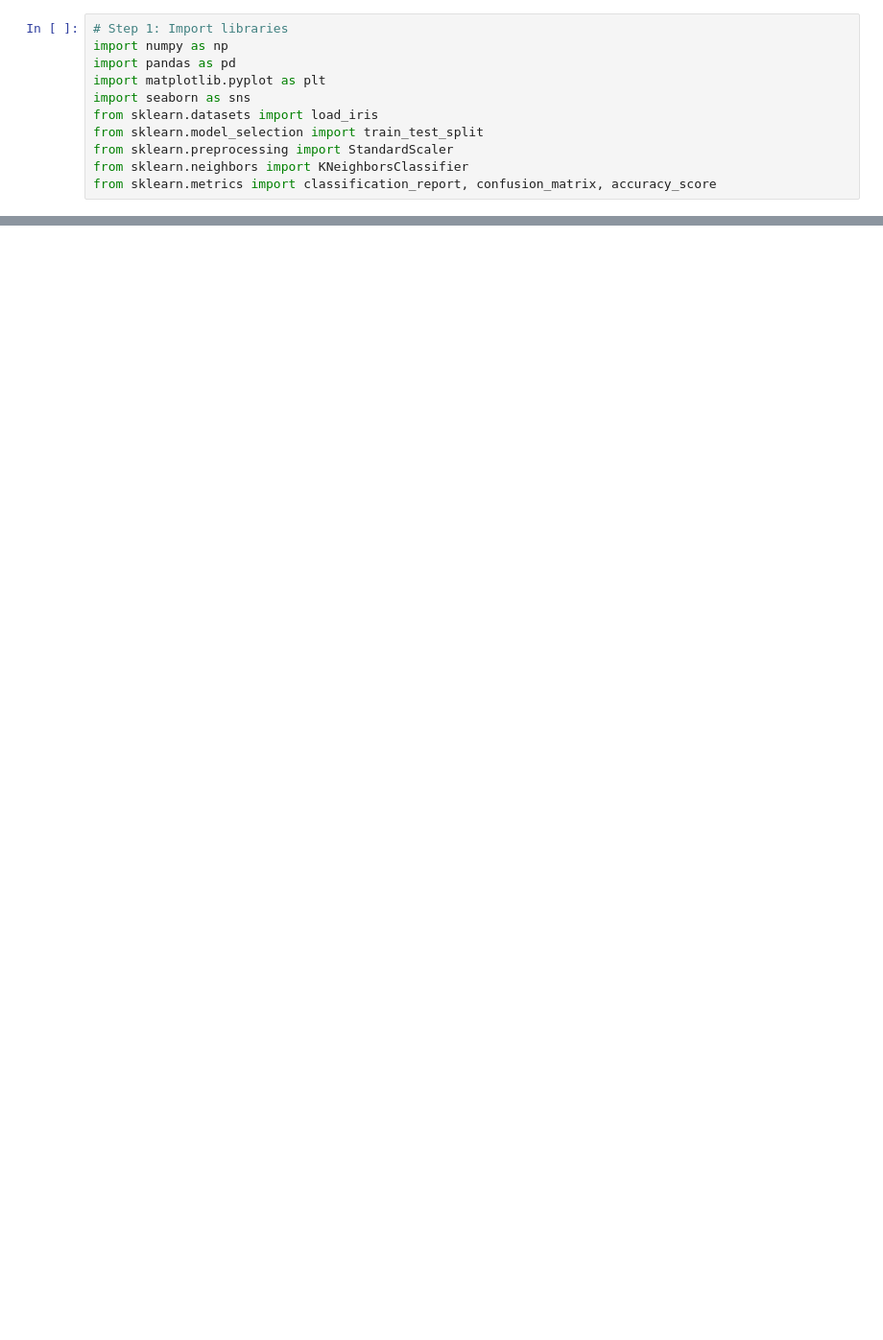
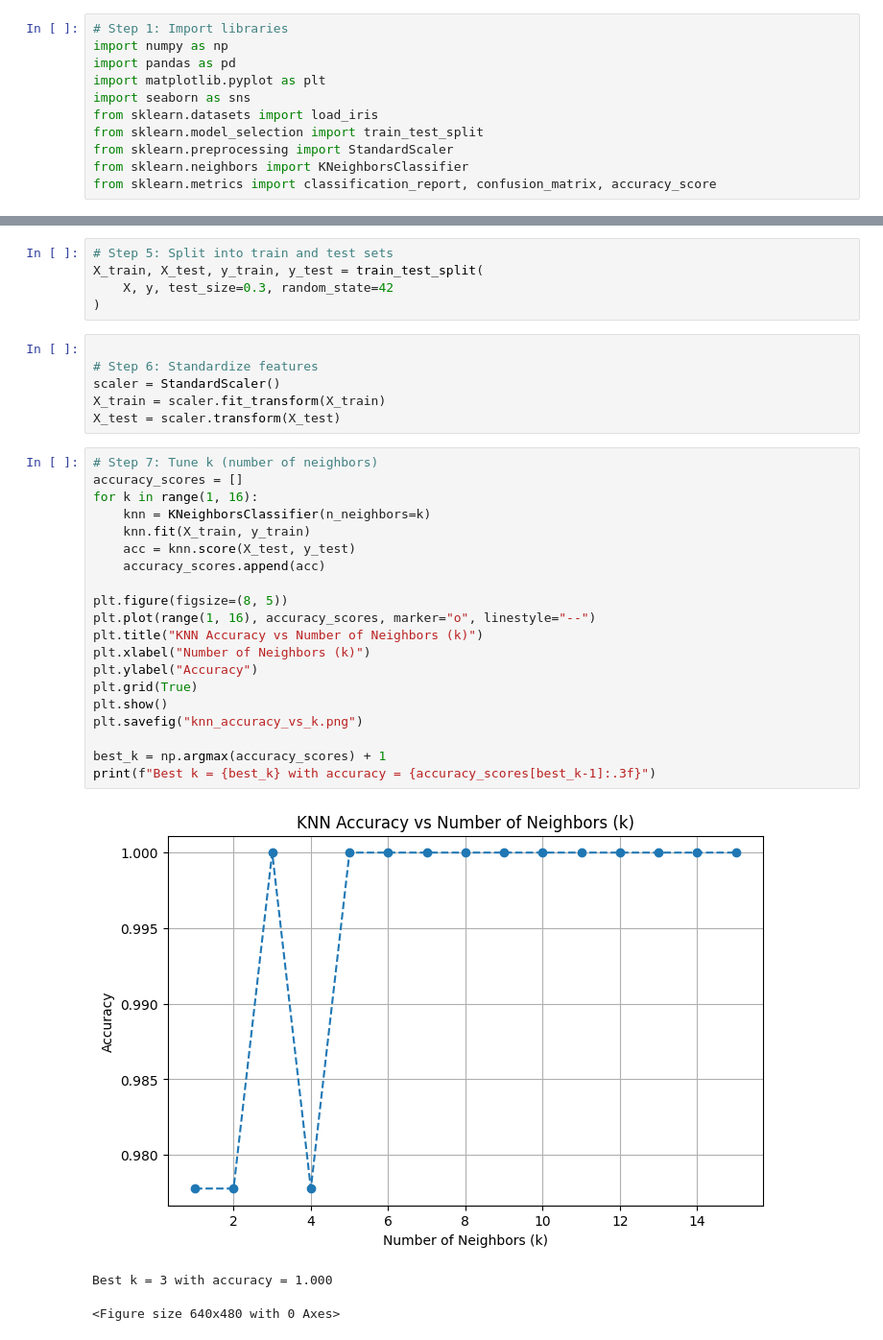
Before and after one commit to DannyCui-2016/Machine-Learning-Approach-Session, a Jupyter notebook: section 18/project practice - 1.1.ipynb, the cells around one changed output, grey strips where cells are left out. Shown: that part at 96% size. Drawn from its saved outputs; the diff is of its cells as text; blank space fills up the shorter version.

```diff
--- a/section 18/project practice - 1.1.ipynb
+++ b/section 18/project practice - 1.1.ipynb
@@ -11,0 +49,35 @@ from sklearn.metrics import classification_report, confusion_matrix, accuracy_sc
+# %%
+# Step 5: Split into train and test sets
+X_train, X_test, y_train, y_test = train_test_split(
+    X, y, test_size=0.3, random_state=42
+)
+# %%
+
+# Step 6: Standardize features
+scaler = StandardScaler()
+X_train = scaler.fit_transform(X_train)
+X_test = scaler.transform(X_test)
+# %%
+# Step 7: Tune k (number of neighbors)
+accuracy_scores = []
+for k in range(1, 16):
+    knn = KNeighborsClassifier(n_neighbors=k)
+    knn.fit(X_train, y_train)
+    acc = knn.score(X_test, y_test)
+    accuracy_scores.append(acc)
+
+plt.figure(figsize=(8, 5))
+plt.plot(range(1, 16), accuracy_scores, marker="o", linestyle="--")
+plt.title("KNN Accuracy vs Number of Neighbors (k)")
+plt.xlabel("Number of Neighbors (k)")
+plt.ylabel("Accuracy")
+plt.grid(True)
+plt.show()
+plt.savefig("knn_accuracy_vs_k.png")
+
+best_k = np.argmax(accuracy_scores) + 1
+print(f"Best k = {best_k} with accuracy = {accuracy_scores[best_k-1]:.3f}")
+# %% [output]
+[figure, added]
+Best k = 3 with accuracy = 1.000
+<Figure size 640x480 with 0 Axes>
```
Also changed, not shown: parts of 6 cells of this notebook.
